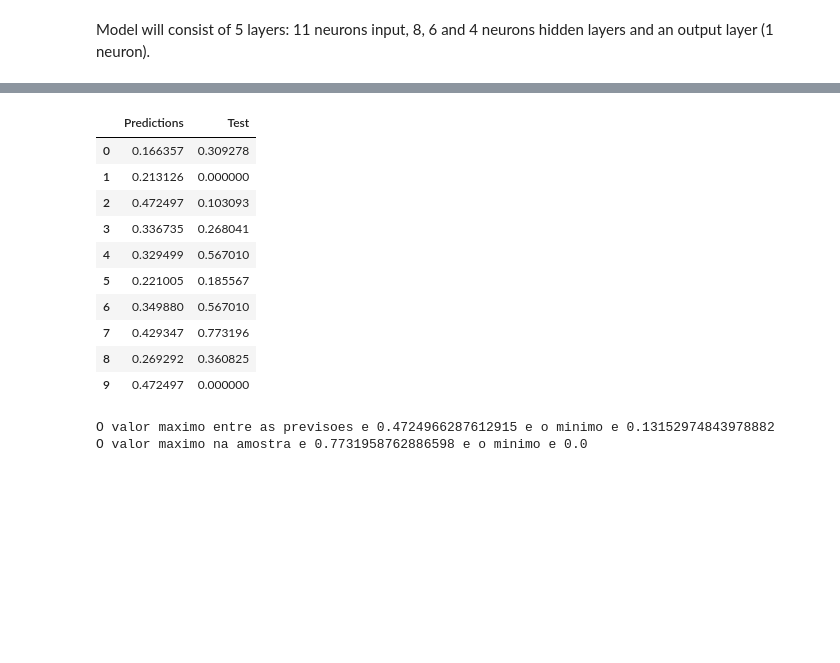
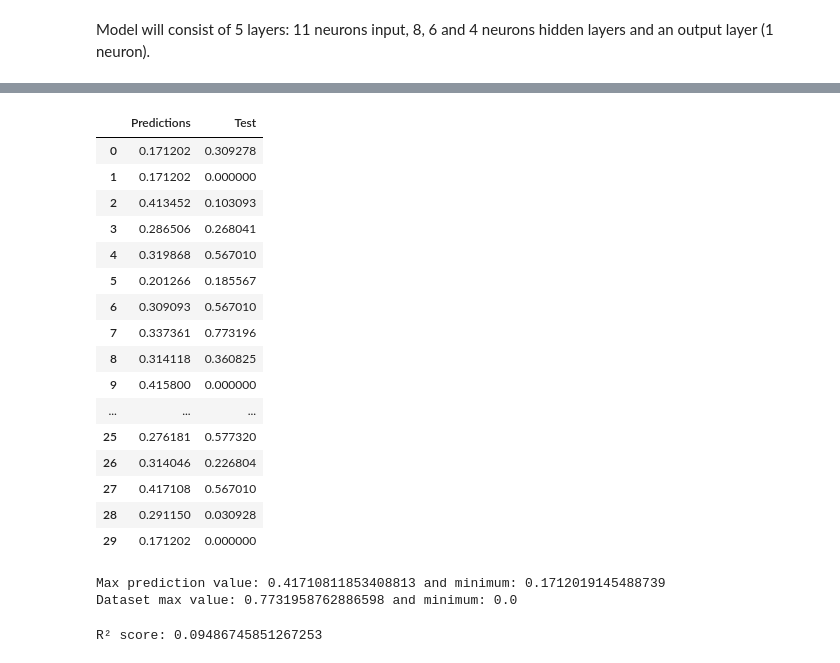
Before and after one commit to MtsGou/case-music-most-popular-songs, a Jupyter notebook: 7_modeling_popularity_2023-02-28.ipynb, the cells around one changed output, grey strips where cells are left out. Saved outputs shown, nothing was run; the diff lists cells and outputs as text; code cells hidden in the pictures; blank space fills up the shorter version.

Commit message:
Add metrics evaluations

```diff
--- a/7_modeling_popularity_2023-02-28.ipynb
+++ b/7_modeling_popularity_2023-02-28.ipynb
@@ -427,7 +472,7 @@ model_ann = keras.Sequential([
     keras.layers.Dense(8, input_shape=(11,), activation='relu'),
     keras.layers.Dense(6, activation = 'sigmoid'),
     keras.layers.Dense(4, activation = 'relu'),
-    keras.layers.Dense(1, activation = 'sigmoid')
+    keras.layers.Dense(1, activation = 'relu')
 ])
 # %%
 opt = tf.keras.optimizers.experimental.Adam(
@@ -477,24 +522,36 @@ predictions = model_ann.predict(X_test)
 # %%
 results = pd.DataFrame({'Predictions':predictions[0:30].reshape(30,), 'Test':y_test[0:30]})
 # %%
-results.head(10)
+results.head(30)
 # %% [output]
 |  | Predictions | Test |
-| 0 | 0.166357 | 0.309278 |
-| 1 | 0.213126 | 0.000000 |
-| 2 | 0.472497 | 0.103093 |
-| 3 | 0.336735 | 0.268041 |
-| 4 | 0.329499 | 0.567010 |
-| 5 | 0.221005 | 0.185567 |
-| 6 | 0.349880 | 0.567010 |
-| 7 | 0.429347 | 0.773196 |
-| 8 | 0.269292 | 0.360825 |
-| 9 | 0.472497 | 0.000000 |
+| 0 | 0.171202 | 0.309278 |
+| 1 | 0.171202 | 0.000000 |
+| 2 | 0.413452 | 0.103093 |
+| 3 | 0.286506 | 0.268041 |
+| 4 | 0.319868 | 0.567010 |
+| 5 | 0.201266 | 0.185567 |
+| 6 | 0.309093 | 0.567010 |
+| 7 | 0.337361 | 0.773196 |
+| 8 | 0.314118 | 0.360825 |
+| 9 | 0.415800 | 0.000000 |
+| ... | ... | ... |
+| 25 | 0.276181 | 0.577320 |
+| 26 | 0.314046 | 0.226804 |
+| 27 | 0.417108 | 0.567010 |
+| 28 | 0.291150 | 0.030928 |
+| 29 | 0.171202 | 0.000000 |
 # %%
-print(f"O valor maximo entre as previsoes e {max(results['Predictions'])} e o minimo e {min(results['Predictions'])}")
-print(f"O valor maximo na amostra e {max(results['Test'])} e o minimo e {min(results['Test'])}")
+print(f"Max prediction value: {max(results['Predictions'])} and minimum: {min(results['Predictions'])}")
+print(f"Dataset max value: {max(results['Test'])} and minimum: {min(results['Test'])}")
 # %% [output]
-O valor maximo entre as previsoes e 0.4724966287612915 e o minimo e 0.13152974843978882
-O valor maximo na amostra e 0.7731958762886598 e o minimo e 0.0
+Max prediction value: 0.41710811853408813 and minimum: 0.1712019145488739
+Dataset max value: 0.7731958762886598 and minimum: 0.0
+# %%
+from sklearn.metrics import r2_score
+
+print(f"R² score: {r2_score(results['Test'], results['Predictions'])}")
+# %% [output]
+R² score: 0.09486745851267253
 # %%
 spark.stop()
```
Also changed, not shown: parts of 14 cells of this notebook, 4 other files.
